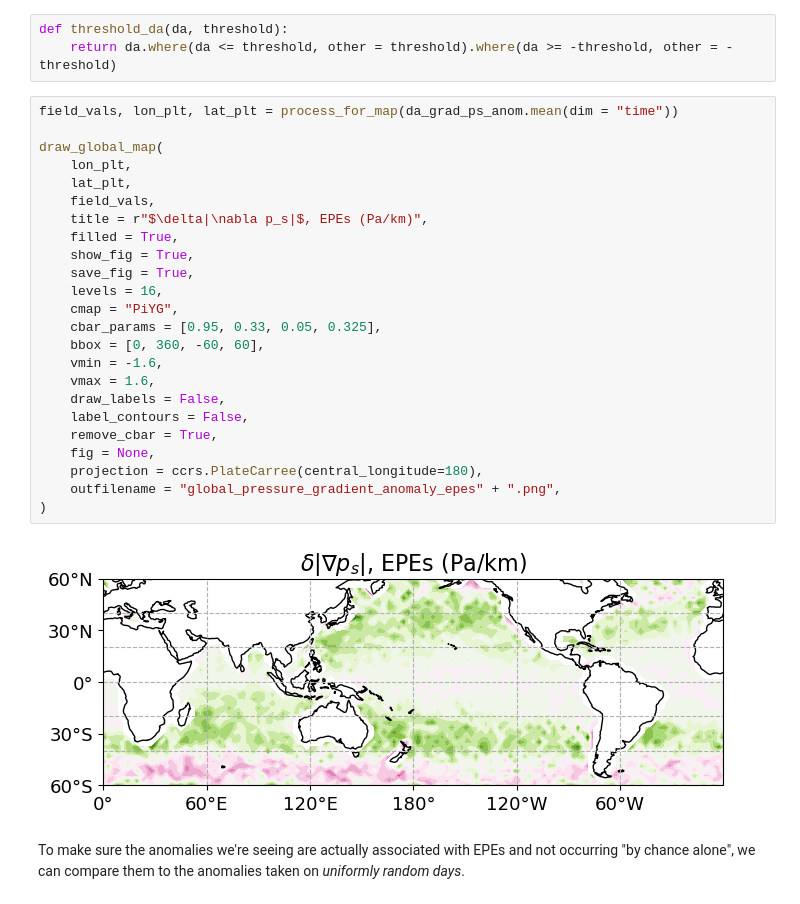
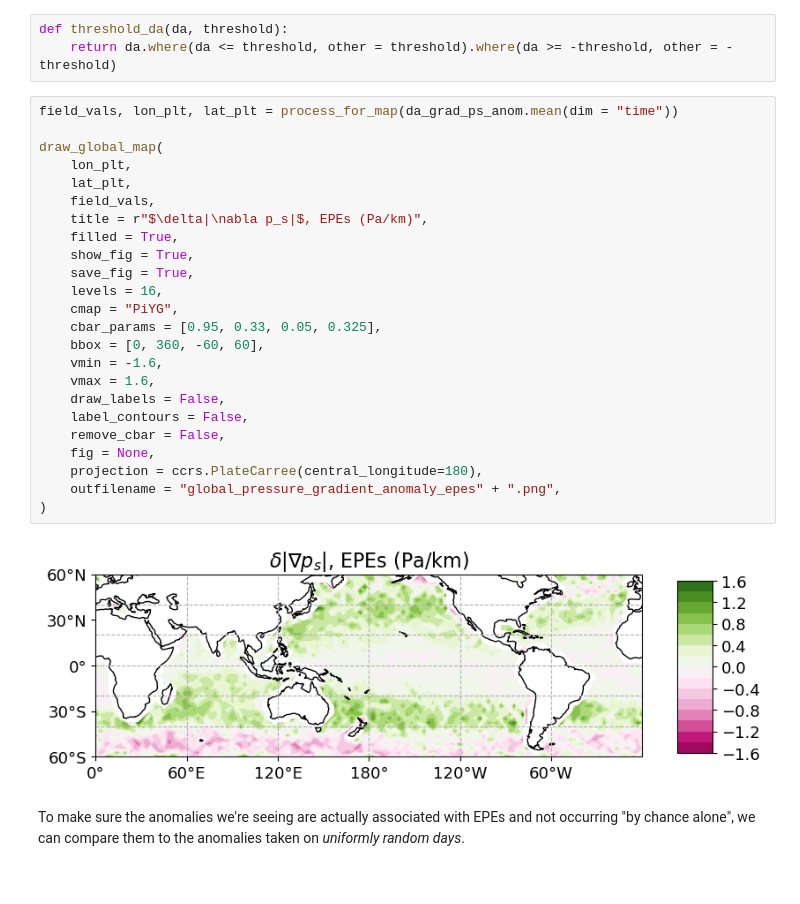
Before and after one commit to ageorgemorgan/epe-analysis, a Jupyter notebook: ps_investigation_cleaned_redux.ipynb, the cells around one changed output. Cells and saved outputs as stored; diff of their text form.

```diff
--- a/ps_investigation_cleaned_redux.ipynb
+++ b/ps_investigation_cleaned_redux.ipynb
@@ -164,29 +164,29 @@ def threshold_da(da, threshold):
 # %%
 field_vals, lon_plt, lat_plt = process_for_map(da_grad_ps_anom.mean(dim = "time"))
 
 draw_global_map(
     lon_plt,
     lat_plt,
     field_vals,
     title = r"$\delta|\nabla p_s|$, EPEs (Pa/km)",
     filled = True,
     show_fig = True,
     save_fig = True,
     levels = 16,
     cmap = "PiYG",
     cbar_params = [0.95, 0.33, 0.05, 0.325],
     bbox = [0, 360, -60, 60],
     vmin = -1.6,
     vmax = 1.6,
     draw_labels = False,
     label_contours = False,
-    remove_cbar = True,
+    remove_cbar = False,
     fig = None,
     projection = ccrs.PlateCarree(central_longitude=180),
     outfilename = "global_pressure_gradient_anomaly_epes" + ".png",
 )
 # %% [output]
-[figure, old version]
+[figure, new version]
 # %% [markdown]
 To make sure the anomalies we're seeing are actually associated with EPEs and not occurring "by chance alone", we can compare them to the anomalies taken on *uniformly random days*.
 # %%
```
Also changed, not shown: 2 other files.
